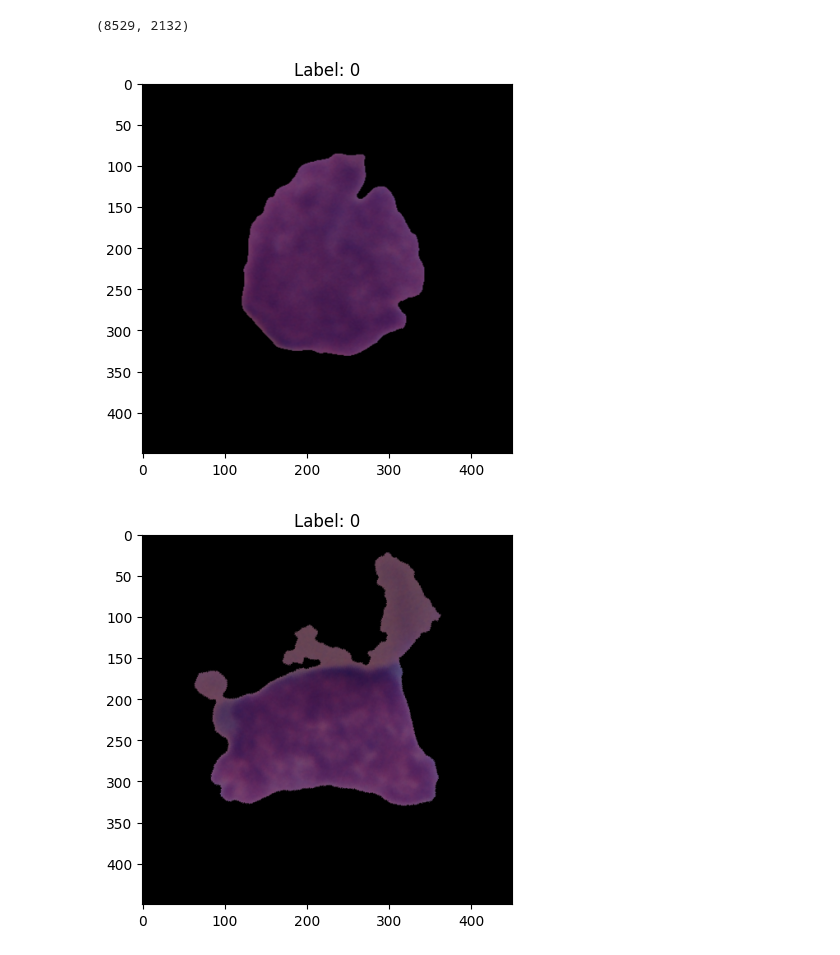
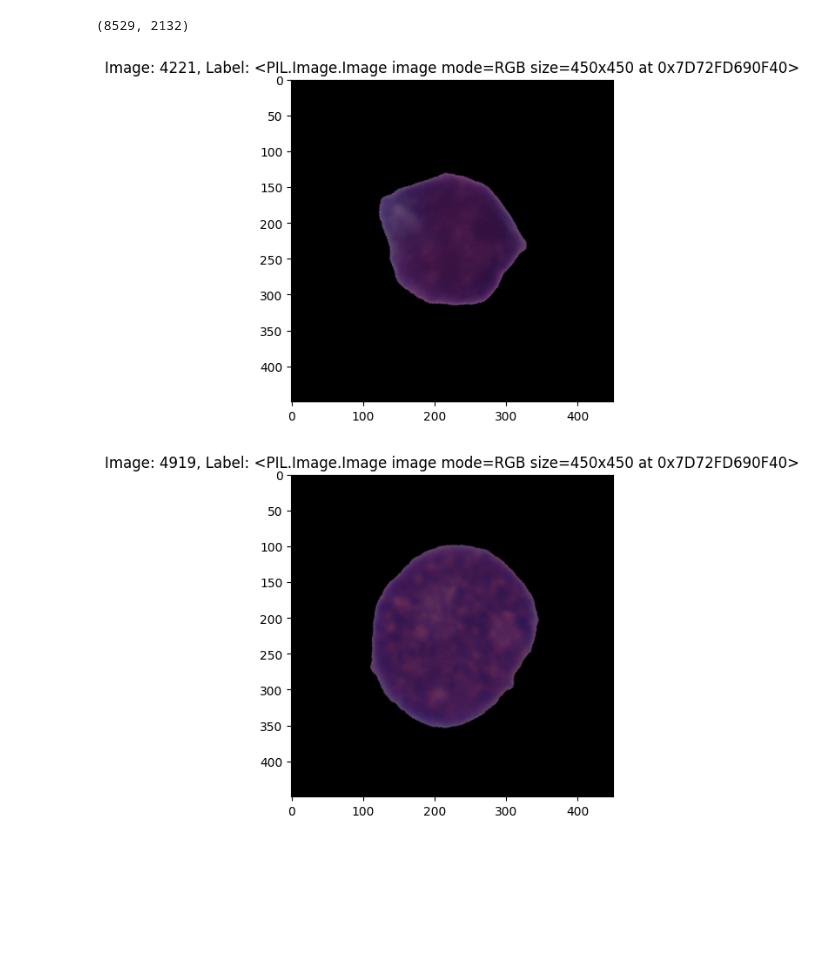
Before and after one commit to YuriiKlim/AI, a Jupyter notebook: image_clas_lab.ipynb, the cells around one changed output. Saved outputs shown, nothing was run; the diff lists cells and outputs as text; code cells hidden in the pictures; blank space fills up the shorter version.

```diff
--- a/image_clas_lab.ipynb
+++ b/image_clas_lab.ipynb
@@ -44,6 +44,8 @@ from torch.utils.data import random_split
 train_ratio = 0.8
 
 train_data, val_data = random_split(dataset, [train_ratio, 1-train_ratio])
+# %%
+image_tensor, label = dataset[0]
 # %%
 train_transform = transforms.Compose([
     transforms.Resize((450, 450)),
@@ -63,6 +65,7 @@ class TransformDataset(torch.utils.data.Dataset):
     def __init__(self, subset, transform=None):
         self.subset = subset
         self.transform = transform
+        self.classes = dataset[label]
 
     def __getitem__(self, index):
         x, y = self.subset[index]
@@ -76,7 +79,6 @@ class TransformDataset(torch.utils.data.Dataset):
 
 train_data = TransformDataset(train_data, transform = train_transform)
 val_data = TransformDataset(val_data, transform = test_transform)
-dataset = TransformDataset(dataset, transform = train_transform)
 # %%
 len(train_data), len(val_data)
 # %% [output]
@@ -88,14 +92,21 @@ train_loader = torch.utils.data.DataLoader(train_data, shuffle=True, batch_size=
 val_loader = torch.utils.data.DataLoader(val_data, shuffle=True, batch_size=batch_size)
 # %%
 import matplotlib.pyplot as plt
+import random
 
-for i in range(3):
-    img, label = dataset[i]
+for _ in range(3):
+    rand = random.randint(0, 10660)
+    img, label = dataset[rand]
+
     img = img.numpy()
+
     img = img.transpose((1, 2, 0))
+
+    label_name = dataset.classes[label]
+
     plt.imshow(img)
-    plt.title(f'Label: {label}')
+    plt.title(f"Image: {rand+1}, Label: {label_name}")
     plt.show()
 # %% [output]
-[figure, old version]
+[figure, new version]
-[figure, old version]
+[figure, new version]
```
Also changed, not shown: parts of 3 cells of this notebook.
